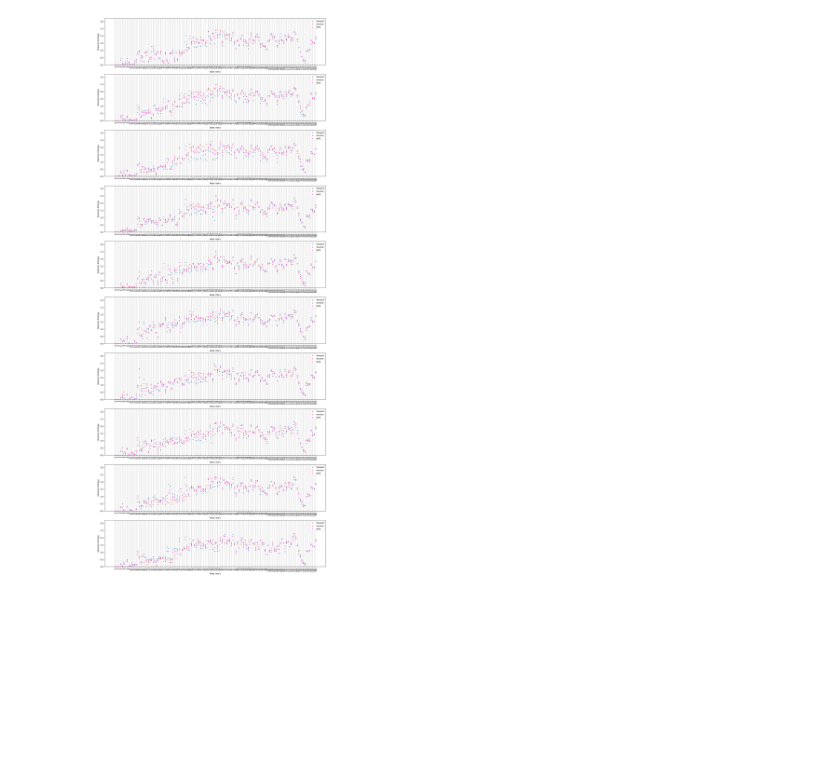
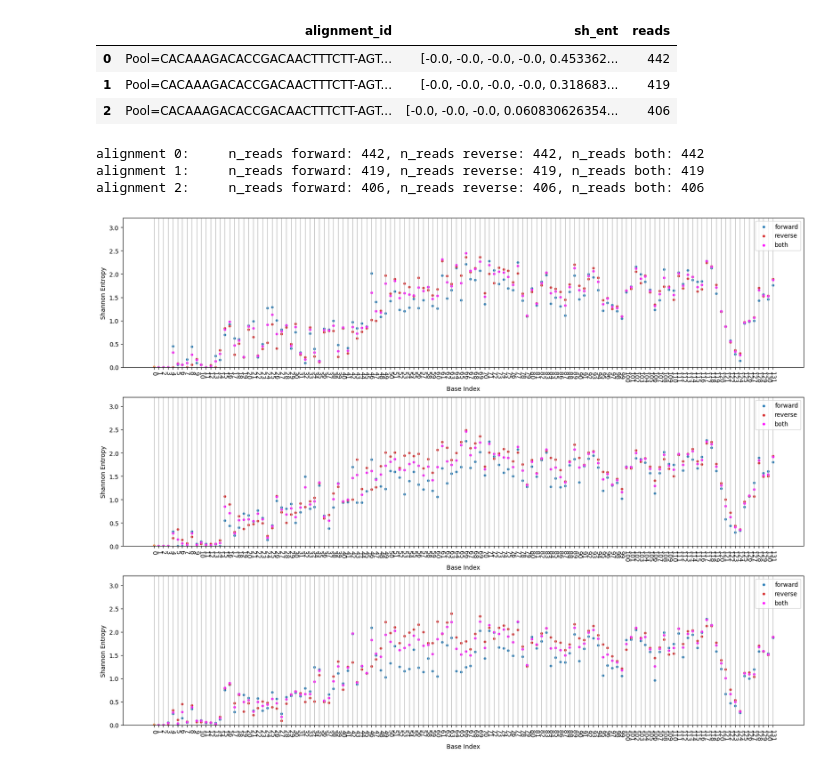
Before and after one commit to Marchand-Lab-Capstone/XenoFind, a Jupyter notebook: lib/xf_prelims/xf_low_qual_work.ipynb, the cells around one changed output. Cells and saved outputs as stored; diff of their text form; code cells hidden in the pictures; blank space fills up the shorter version.

```diff
--- a/lib/xf_prelims/xf_low_qual_work.ipynb
+++ b/lib/xf_prelims/xf_low_qual_work.ipynb
@@ -450,7 +450,7 @@ def get_top_n_reads(cons_ids, read_ids, n=10):
         number of reads desired. Default n = 10
 
     Returns:
-    a list of the top n id's sorted by number of aligned reads
+    a series of the top n id's sorted by number of aligned reads, indexed by id
     '''
 
     # Get the number of instances of each alignment id in the reads
@@ -460,10 +460,10 @@ def get_top_n_reads(cons_ids, read_ids, n=10):
     counts_in_alignment = count_series[count_series.index.isin(cons_ids)]
 
     # Get the top n id's
-    n_counts = counts_in_alignment[:n].index
+    n_counts = counts_in_alignment[:n]
 
-    # return as a list
-    return list(n_counts)
+    # return as a series indexed by read id
+    return n_counts
 # %%
 e = get_top_n_reads(form_consens['id'], loaded_data['ref_name'])
 # %%
@@ -482,8 +473,10 @@ e
 # %%
-def wrapper(c_f, s_p, rev = None, n=10):
+def wrapper(c_f, s_p, rev = None, n=10, savename = '../../../../'):
     form_consens = consensus_formatter(c_f)
     loaded_df = load_in_data(s_p)
-    top_read_ids = get_top_n_reads(form_consens['id'], loaded_df['ref_name'], n=n)
+    top_read_ids_series = get_top_n_reads(form_consens['id'], loaded_df['ref_name'], n=n)
+    top_read_ids = list(top_read_ids_series.index)
+    top_read_counts = list(top_read_ids_series.values)
     ent_data = []
     for i in range(len(top_read_ids)):
         print("{}/{} completed".format(i,len(top_read_ids)), end="\r")
@@ -503,7 +496,24 @@ def wrapper(c_f, s_p, rev = None, n=10):
 
             shentropy_series = shannon_entropies(base_probs_df)
 
-            ent_dict = {'alignment_id':form_consens['id'][i], 'sh_ent':list(shentropy_series)}
+            ent_dict = {'alignment_id':form_consens['id'][i],
+                        'sh_ent':list(shentropy_series),
+                        'reads':top_read_counts[i]}
+
+            fig, ax = plt.subplots(1,1, figsize = (20, 5))
+            probcounts = base_probs_df[['A', 'G', 'C', 'T', '-', '+']].copy().multiply(base_probs_df["n"], axis="index")
+            probcounts.plot.bar(ax=ax)
+            ax.grid(axis='y')
+            ax.set_xlabel('base position for alignment {}'.format(i))
+            ax.set_ylabel('count')
+            ax.tick_params(axis='x',labelrotation=-90)
+
+            ax2 = ax.twinx()
+            base_probs_df["n"].plot(ax=ax2, linewidth = 1)
+            ax2.set_ylabel('total bases/operations')
+            fig.savefig('{}{}.png'.format(savename, i))
+
+
             ent_data.append(ent_dict)
 
     ent_df = pd.DataFrame(ent_data)
@@ -523,9 +533,9 @@ ent_df_for = wrapper(consensus_fasta, bam_path_for, None)
 ent_df_rev = wrapper(consensus_fasta, bam_path_rev, None)
 ent_df_both = wrapper(consensus_fasta, bam_path_both, None)
 '''
-ent_df_for = wrapper(big_consensus_fasta, big_bam_path, False)
-ent_df_rev = wrapper(big_consensus_fasta, big_bam_path, True)
-ent_df_both = wrapper(big_consensus_fasta, big_bam_path, None)
+ent_df_for = wrapper(big_consensus_fasta, big_bam_path, False, n=3, savename = '../../../../forward')
+ent_df_rev = wrapper(big_consensus_fasta, big_bam_path, True, n=3, savename = '../../../../reverse')
+ent_df_both = wrapper(big_consensus_fasta, big_bam_path, None, n=3, savename = '../../../../all')
 
 cmdnotify(0)
 # %% [output]
@@ -534,5 +553,10 @@ cmdnotify(0)
-# %%
-ent_df_both = se.wrapper(big_consensus_fasta, big_bam_path, None)
+# %%
+ent_df_for
+# %% [output]
+|  | alignment_id | sh_ent | reads |
+| 0 | Pool=CACAAAGACACCGACAACTTTCTT-AGT... | [-0.0, -0.0, -0.0, -0.0, 0.453362... | 442 |
+| 1 | Pool=CACAAAGACACCGACAACTTTCTT-AGT... | [-0.0, -0.0, -0.0, -0.0, 0.318683... | 419 |
+| 2 | Pool=CACAAAGACACCGACAACTTTCTT-AGT... | [-0.0, -0.0, -0.0, 0.060830626354... | 406 |
 # %%
 fig, ax = plt.subplots(len(ent_df_both),1, figsize = (20, 5*(len(ent_df_for))))
 
@@ -542,34 +566,41 @@ for i in range(len(ent_df_both)):
     plotting_ser_for = pd.Series(ent_df_for['sh_ent'][i])
     base_indexes_for = list(plotting_ser_for.index)
 
     for j in base_indexes_for:
         base_indexes_for[j] = str(base_indexes_for[j])
 
     plotting_ser_rev = pd.Series(ent_df_rev['sh_ent'][i])
     base_indexes_rev = list(plotting_ser_rev.index)
 
     for j in base_indexes_rev:
         base_indexes_rev[j] = str(base_indexes_rev[j])
 
     plotting_ser_both = pd.Series(ent_df_both['sh_ent'][i])
     base_indexes_both = list(plotting_ser_both.index)
 
     for j in base_indexes_both:
         base_indexes_both[j] = str(base_indexes_both[j])
 
+    print("alignment {}: \t n_reads forward: {}, n_reads reverse: {}, n_reads both: {}".format(i,
+                                                                                               ent_df_for['reads'][i],
+                                                                                               ent_df_rev['reads'][i],
+                                                                                               ent_df_both['reads'][i]))
     ax[i].scatter(x=base_indexes_for, y=plotting_ser_for, s=10, c='tab:blue')
     ax[i].scatter(x=base_indexes_rev, y=plotting_ser_rev, s=10, c='tab:red')
     ax[i].scatter(x=base_indexes_both, y=plotting_ser_both, s=10, c='magenta')
     ax[i].grid(axis="x")
     ax[i].scatter(x=[0, 0], y=[0, 0], marker = "^", c='tab:orange')
     #ax[i].set_title("Shannon entropy per base")
     ax[i].set_xlabel("Base Index")
     ax[i].set_ylabel("Shannon Entropy")
     ax[i].set_ylim(0, 3.2)
     ax[i].tick_params(axis='x',labelrotation=-90)
     ax[i].legend(['forward', 'reverse','both'])
 # %% [output]
+alignment 0:     n_reads forward: 442, n_reads reverse: 442, n_reads both: 442
+alignment 1:     n_reads forward: 419, n_reads reverse: 419, n_reads both: 419
+alignment 2:     n_reads forward: 406, n_reads reverse: 406, n_reads both: 406
-[figure, old version]
+[figure, new version]
 # %%
 fig.savefig('../../../../big_top10.png')
 # %%
```
Also changed, not shown: parts of 2 cells of this notebook.
